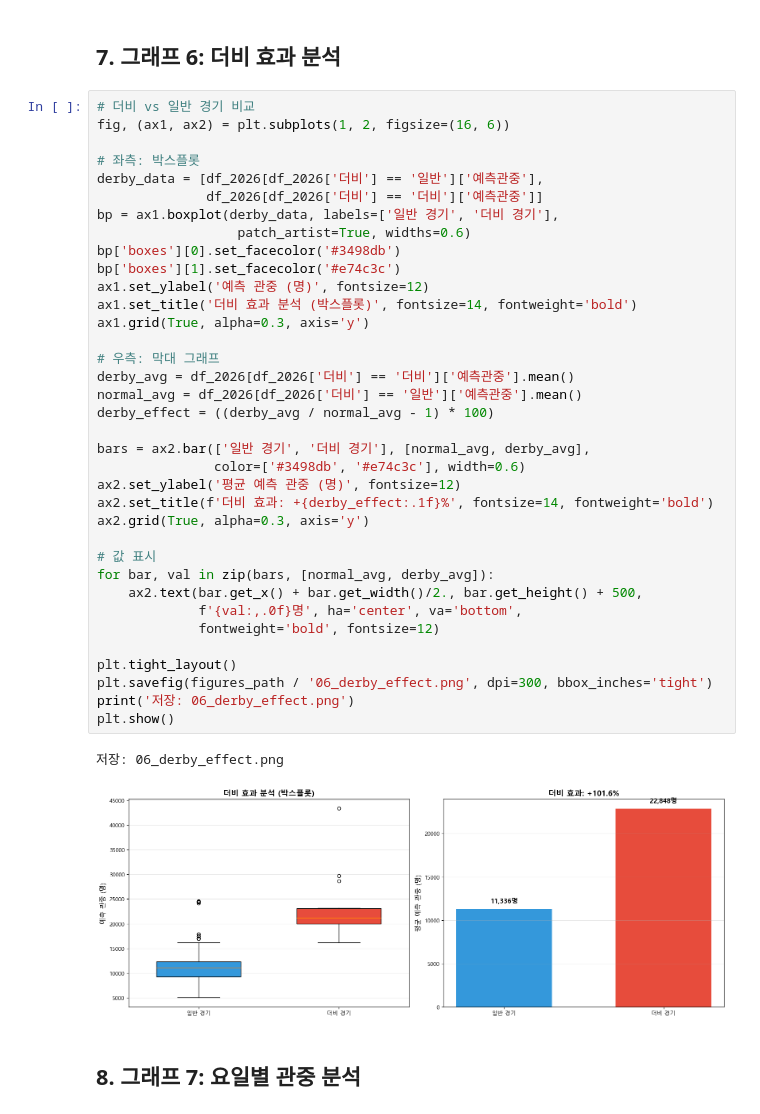
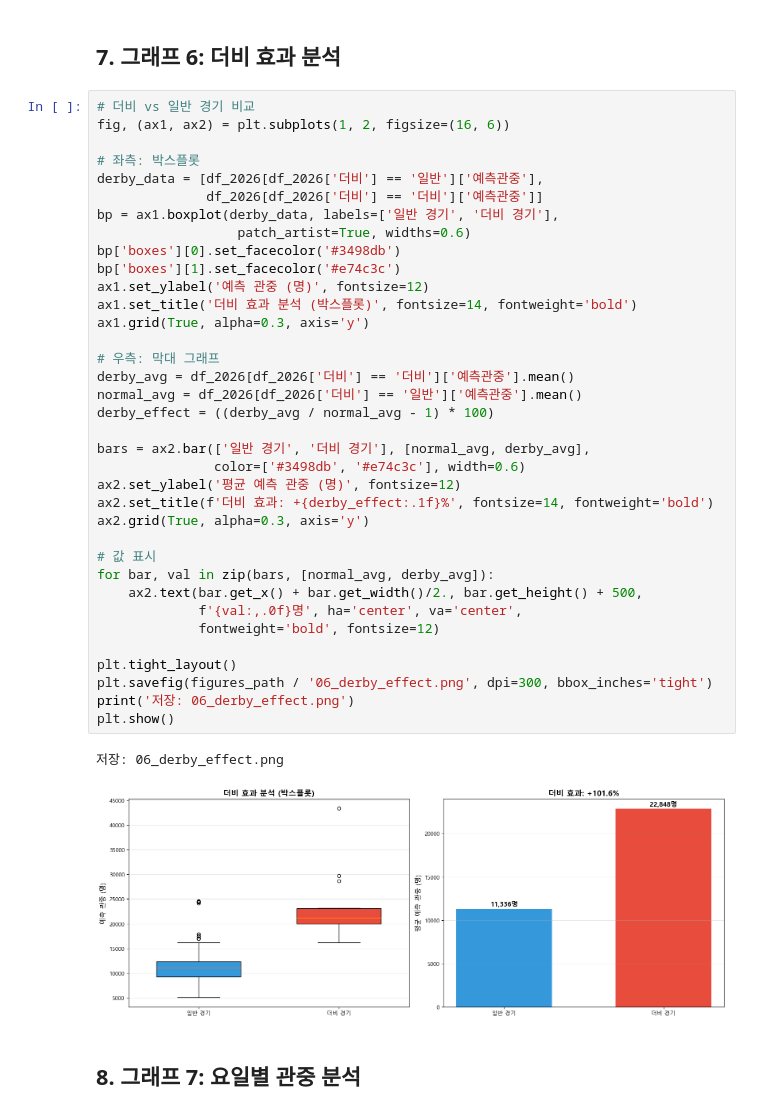
Before and after one commit to namgilwoo999/kleague-attendance-prediction-prophet, a Jupyter notebook: visualization.ipynb, the cells around one changed output. Saved outputs shown, nothing was run; the diff lists cells and outputs as text.

Commit message:
visualization update

```diff
--- a/visualization.ipynb
+++ b/visualization.ipynb
@@ -285,35 +285,35 @@ derby_data = [df_2026[df_2026['더비'] == '일반']['예측관중'],
 bp = ax1.boxplot(derby_data, labels=['일반 경기', '더비 경기'],
                   patch_artist=True, widths=0.6)
 bp['boxes'][0].set_facecolor('#3498db')
 bp['boxes'][1].set_facecolor('#e74c3c')
 ax1.set_ylabel('예측 관중 (명)', fontsize=12)
 ax1.set_title('더비 효과 분석 (박스플롯)', fontsize=14, fontweight='bold')
 ax1.grid(True, alpha=0.3, axis='y')
 
 # 우측: 막대 그래프
 derby_avg = df_2026[df_2026['더비'] == '더비']['예측관중'].mean()
 normal_avg = df_2026[df_2026['더비'] == '일반']['예측관중'].mean()
 derby_effect = ((derby_avg / normal_avg - 1) * 100)
 
 bars = ax2.bar(['일반 경기', '더비 경기'], [normal_avg, derby_avg],
                color=['#3498db', '#e74c3c'], width=0.6)
 ax2.set_ylabel('평균 예측 관중 (명)', fontsize=12)
 ax2.set_title(f'더비 효과: +{derby_effect:.1f}%', fontsize=14, fontweight='bold')
 ax2.grid(True, alpha=0.3, axis='y')
 
 # 값 표시
 for bar, val in zip(bars, [normal_avg, derby_avg]):
     ax2.text(bar.get_x() + bar.get_width()/2., bar.get_height() + 500,
-             f'{val:,.0f}명', ha='center', va='bottom',
+             f'{val:,.0f}명', ha='center', va='center',
              fontweight='bold', fontsize=12)
 
 plt.tight_layout()
 plt.savefig(figures_path / '06_derby_effect.png', dpi=300, bbox_inches='tight')
 print('저장: 06_derby_effect.png')
 plt.show()
 # %% [output]
 저장: 06_derby_effect.png
-[figure, old version]
+[figure, new version]
 # %% [markdown]
 ## 8. 그래프 7: 요일별 관중 분석
 # %%
```
Also changed, not shown: 1 other file.
